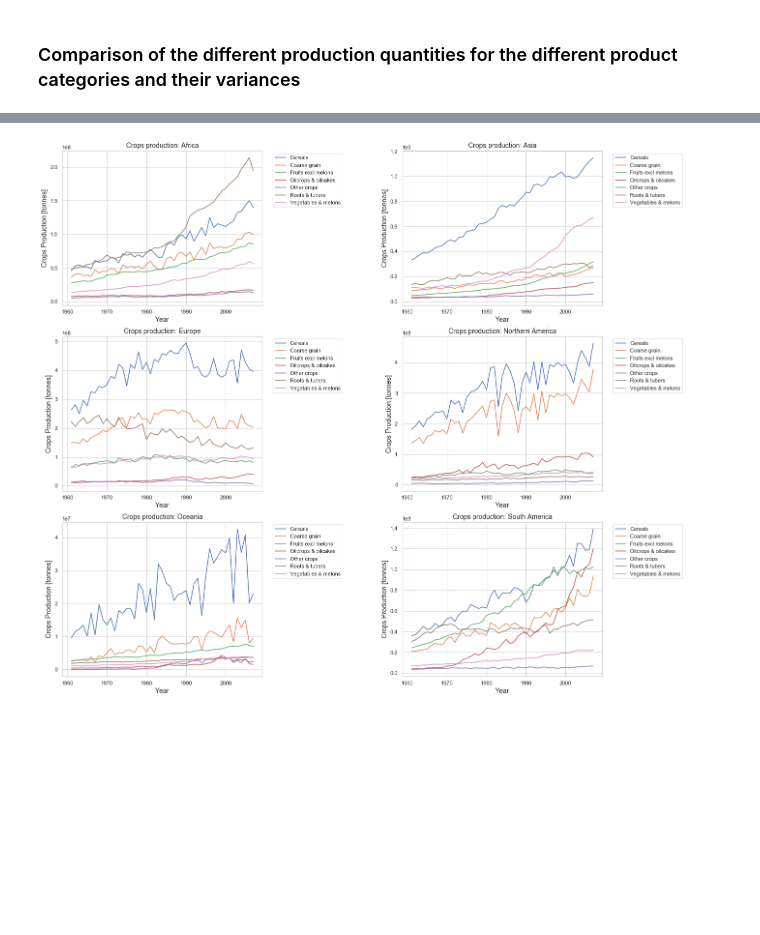
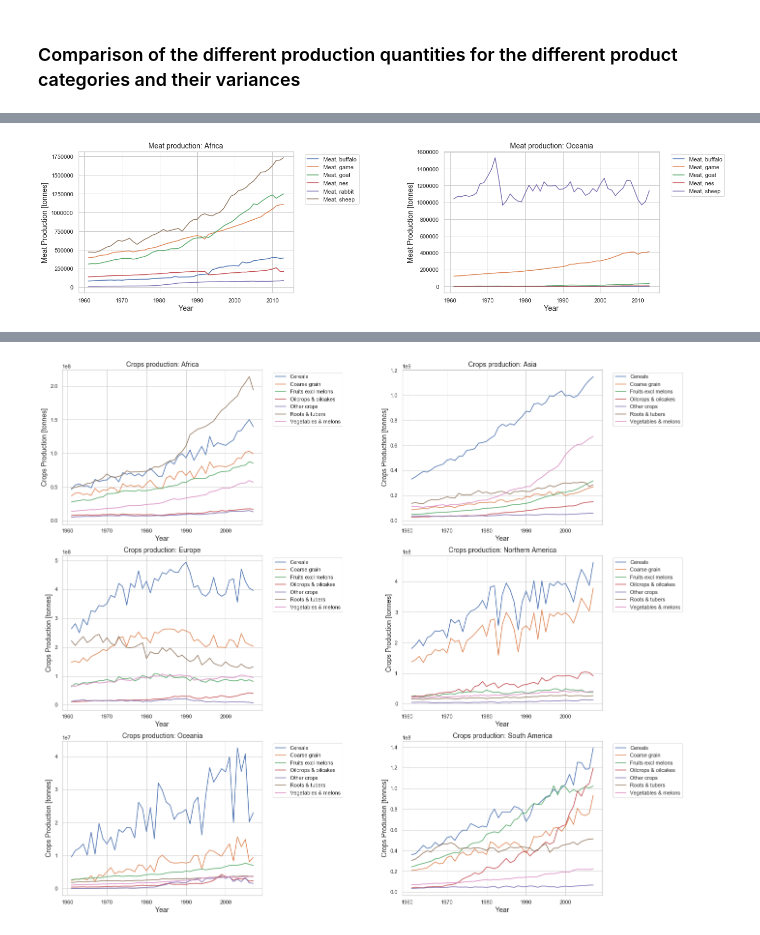
Before and after one commit to theodorhusefest/ADA-2019-project1-sovellettu-tiedon-analysoint, a Jupyter notebook: milestone_3.ipynb, the cells around one changed output, grey strips where cells are left out. Drawn from its saved outputs; the diff is of its cells as text; code cells hidden in the pictures; blank space fills up the shorter version.

```diff
--- a/milestone_3.ipynb
+++ b/milestone_3.ipynb
@@ -233,0 +248,17 @@ for area in meat_cont.Area.unique():
+# %%
+meat_uncategorized = pd.read_pickle(data_path + 'meat_continents.pkl')
+
+interesting = ['Meat, goat', 'Meat, sheep', 'Meat, buffalo', 'Meat, rabbit', 'Meat, other rodents', 'Meat, game', 'Meat, nes']
+meat_interesting = meat_uncategorized[meat_uncategorized.Item.isin(interesting)]
+meat_interesting = meat_interesting[meat_interesting.Area.isin(['Oceania', 'Africa'])]
+
+plt.figure(figsize=(20,5)).subplots_adjust(wspace=0.7)
+i = 0
+
+for area in meat_interesting.Area.unique():
+    i+=1
+    plot_compare_areas(meat_interesting[meat_interesting['Area'] == area], grouping = 'Item',
+                  y = 'Value', y_label = 'Meat Production [tonnes]', title = 'Meat production: '+area,
+                    subplot = True, ax = plt.subplot(1, 2, i), outside = True)
+# %% [output]
+[figure, added]
```
Also changed, not shown: parts of 10 cells of this notebook, 2 other files.
